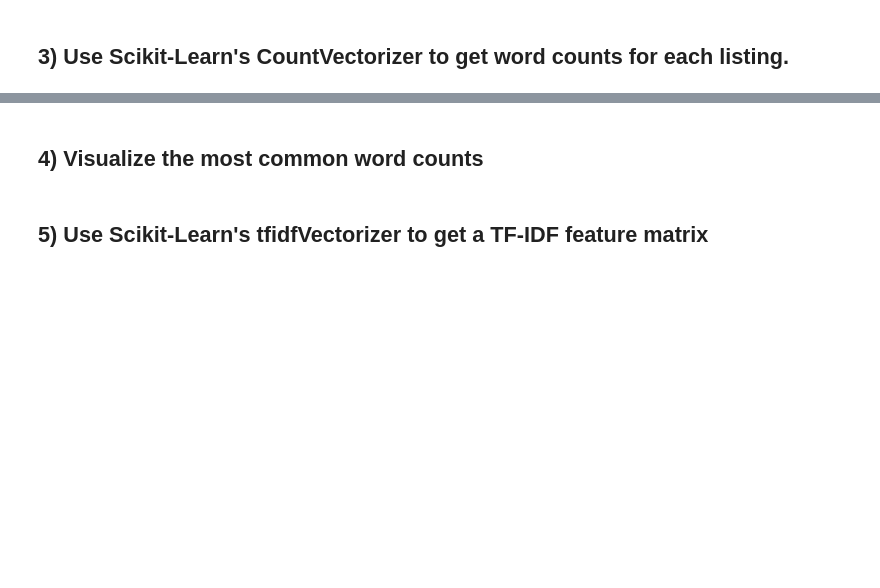
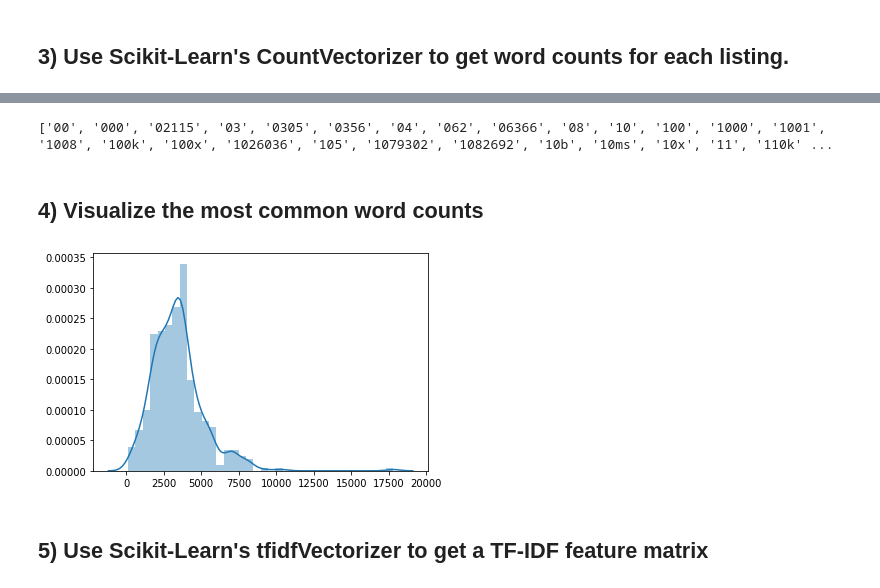
Before and after one commit to DoctorDroid/NLP, a Jupyter notebook: module2-vector-representations/LS_DS_412_Vector_Representations_Assignment.ipynb, the cells around one changed output, grey strips where cells are left out. Drawn from its saved outputs; the diff is of its cells as text; code cells hidden in the pictures; blank space fills up the shorter version.

```diff
--- a/module2-vector-representations/LS_DS_412_Vector_Representations_Assignment.ipynb
+++ b/module2-vector-representations/LS_DS_412_Vector_Representations_Assignment.ipynb
@@ -66,2 +90,6 @@ vect = CountVectorizer()
+# %%
+print(cv.get_feature_names())
+# %% [output]
+['00', '000', '02115', '03', '0305', '0356', '04', '062', '06366', '08', '10', '100', '1000', '1001', '1008', '100k', '100x', '1026036', '105', '1079302', '1082692', '10b', '10ms', '10x', '11', '110k' ...
 # %% [markdown]
 ## 4) Visualize the most common word counts
@@ -71,2 +96,16 @@ raise Exception("\nThis task is not complete. \nReplace this line with your code
+# %%
+vect = CountVectorizer(stop_words='english', max_features=10)
+data = list(df['parsed'])
+#Learn our Vocab
+vect.fit(data)
+
+# Get sparse dtm
+dtm = vect.transform(data)
+
+dtm = pd.DataFrame(dtm.todense(), columns=vect.get_feature_names())
+doc_len = [len(doc) for doc in data]
+sns.distplot(doc_len)
+# %% [output]
+[figure, added]
 # %% [markdown]
 ## 5) Use Scikit-Learn's tfidfVectorizer to get a TF-IDF feature matrix
```
Also changed, not shown: parts of 12 cells of this notebook.
